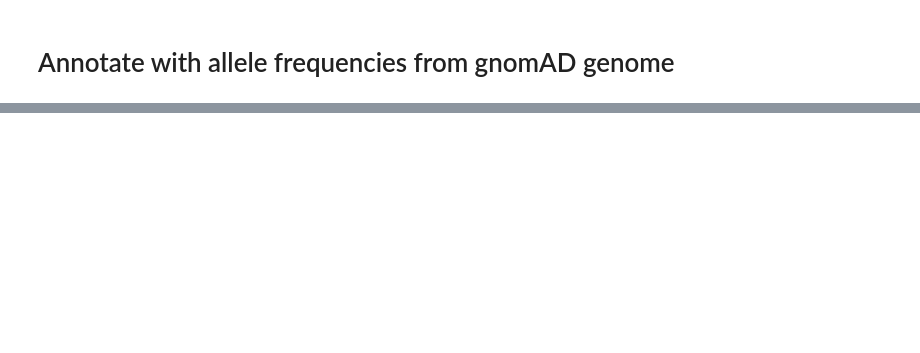
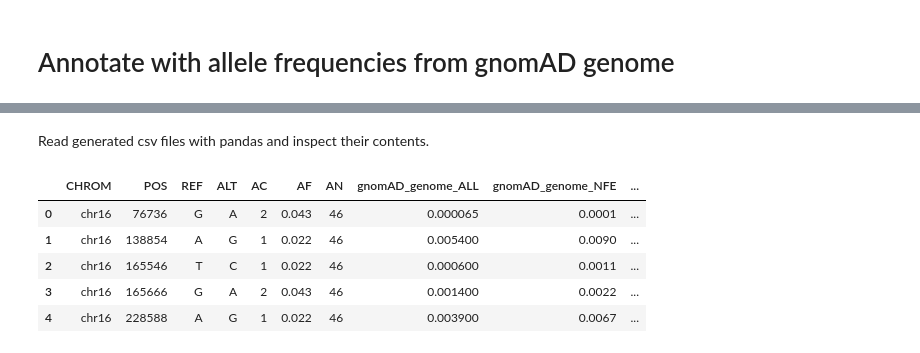
Before and after one commit to Magda-M/brain_reg_var, a Jupyter notebook: annotate_brain_regulatory_variants.ipynb, the cells around one changed output, grey strips where cells are left out. Saved outputs shown, nothing was run; the diff lists cells and outputs as text; code cells hidden in the pictures; blank space fills up the shorter version.

```diff
--- a/annotate_brain_regulatory_variants.ipynb
+++ b/annotate_brain_regulatory_variants.ipynb
@@ -40,0 +235,12 @@ Number of biallelic SNPs in enhancer regions: 13
+# %% [markdown]
+Read generated csv files with pandas and inspect their contents.
+# %%
+rare_promoter_snps = pd.read_csv("%s/promoter_SNPs.hg38_multianno.nomissing.gnomad_below_0.01.csv" % output, sep = '\t')
+rare_promoter_snps.head()
+# %% [output]
+|  | CHROM | POS | REF | ALT | AC | AF | AN | gnomAD_genome_ALL | gnomAD_genome_NFE | ... |
+| 0 | chr16 | 76736 | G | A | 2 | 0.043 | 46 | 0.000065 | 0.0001 | ... |
+| 1 | chr16 | 138854 | A | G | 1 | 0.022 | 46 | 0.005400 | 0.0090 | ... |
+| 2 | chr16 | 165546 | T | C | 1 | 0.022 | 46 | 0.000600 | 0.0011 | ... |
+| 3 | chr16 | 165666 | G | A | 2 | 0.043 | 46 | 0.001400 | 0.0022 | ... |
+| 4 | chr16 | 228588 | A | G | 1 | 0.022 | 46 | 0.003900 | 0.0067 | ... |
```
Also changed, not shown: parts of 42 cells of this notebook.
